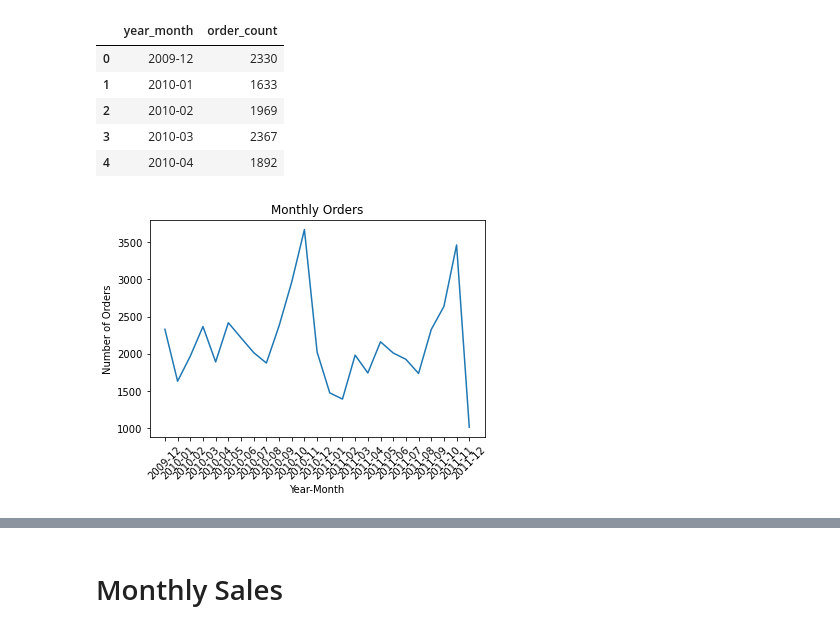
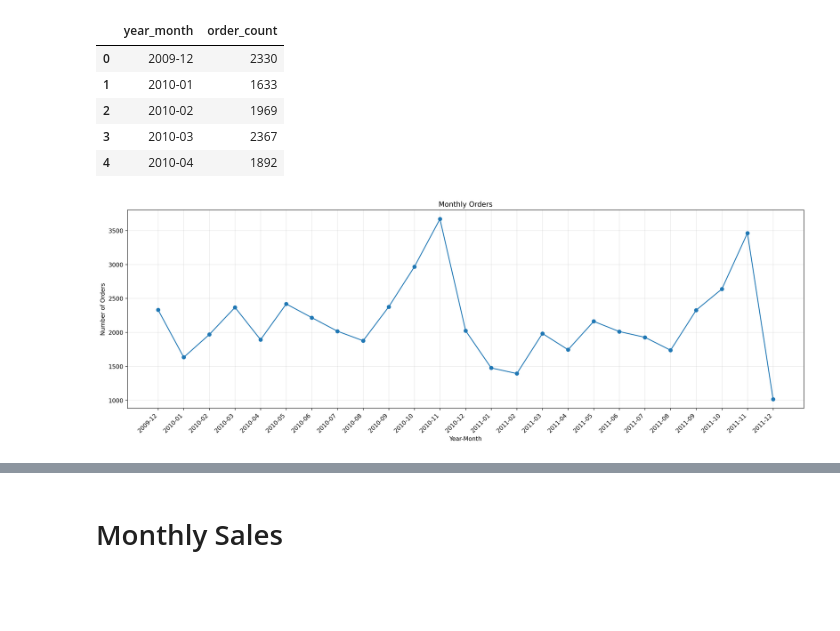
Before and after one commit to jarviscanada/jarvis_data_eng_ZeeshanKhateeb, a Jupyter notebook: python_data_wrangling/retail_data_analytics_wrangling.ipynb, the cells around one changed output, grey strips where cells are left out. Cells and saved outputs as stored; diff of their text form; code cells hidden in the pictures; blank space fills up the shorter version.

```diff
--- a/python_data_wrangling/retail_data_analytics_wrangling.ipynb
+++ b/python_data_wrangling/retail_data_analytics_wrangling.ipynb
@@ -173,6 +173,13 @@ min           0.190000
 75%         504.892500
 max      168469.600000
 Name: invoice_amount, dtype: float64
+# %%
+import matplotlib.pyplot as plt
+
+# Make plots sharp (not blurry) and fit nicely in notebook output
+%config InlineBackend.figure_format = 'retina'
+plt.rcParams["figure.dpi"] = 110
+plt.rcParams["figure.figsize"] = (7.5, 4.2)
 # %%
 import matplotlib.pyplot as plt
 
@@ -233,13 +284,24 @@ monthly_orders.head()
 | 3 | 2010-03 | 2367 |
 | 4 | 2010-04 | 1892 |
 # %%
-plt.figure()
-plt.plot(monthly_orders["year_month"].astype(str),
-         monthly_orders["order_count"])
+import matplotlib.pyplot as plt
+
+plt.figure(figsize=(17,6), dpi=120)   # bigger + sharper
+
+plt.plot(
+    monthly_orders["year_month"].astype(str),
+    monthly_orders["order_count"],
+    marker="o"                        # helps visibility
+)
+
 plt.title("Monthly Orders")
 plt.xlabel("Year-Month")
 plt.ylabel("Number of Orders")
-plt.xticks(rotation=45)
+
+plt.xticks(rotation=45, ha="right")   # cleaner labels
+plt.grid(True, alpha=0.3)
+
+plt.tight_layout()
 plt.show()
 # %% [output]
-[figure, old version]
+[figure, new version]
```
Also changed, not shown: parts of 14 cells of this notebook.
